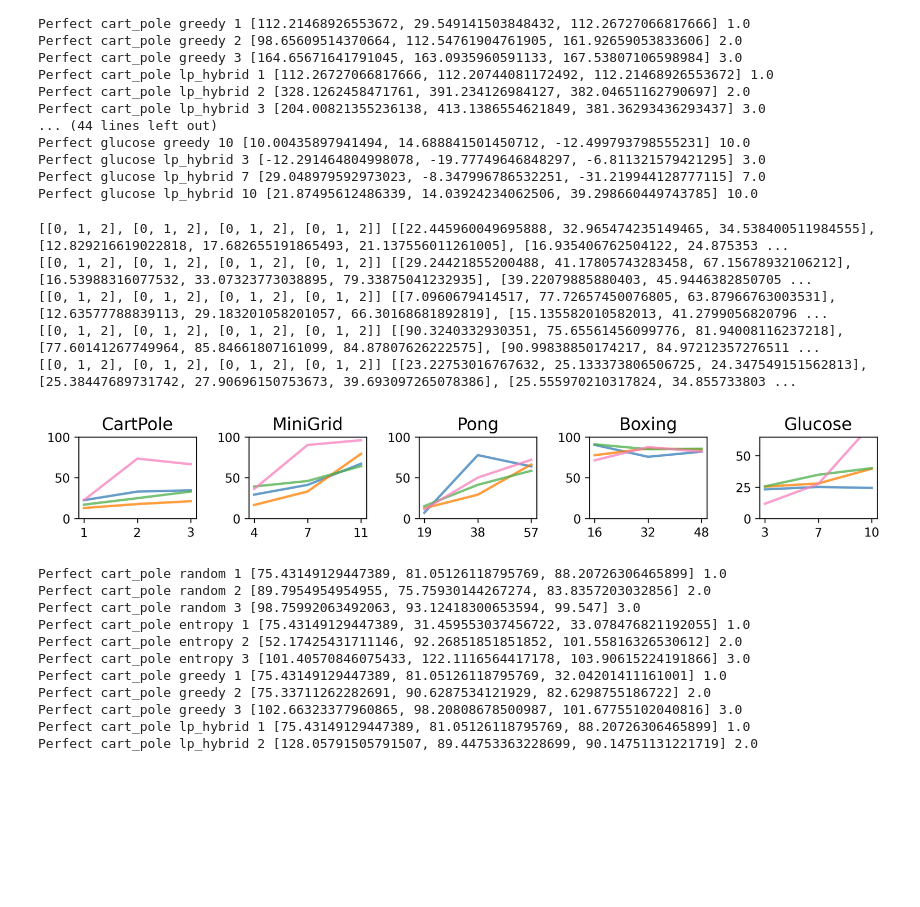
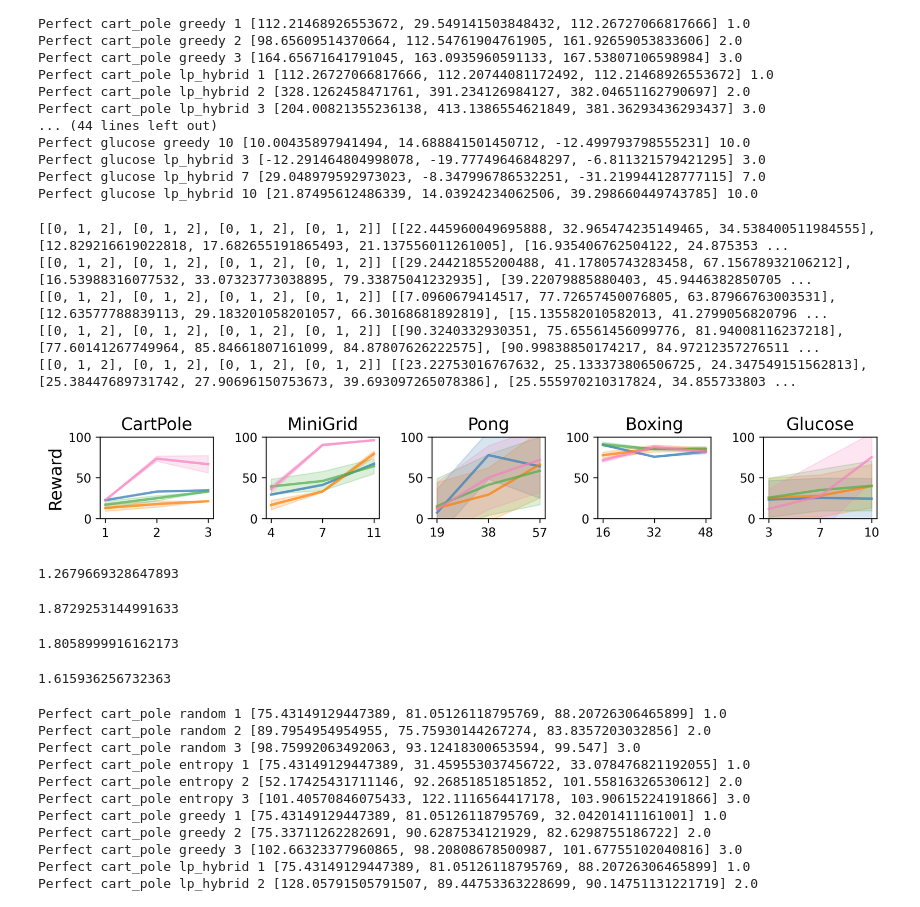
Before and after one commit to naveenr414/concept_decisions, a Jupyter notebook: scripts/notebooks/Plotting.ipynb, the cells around one changed output. Drawn from its saved outputs; the diff is of its cells as text; code cells hidden in the pictures; blank space fills up the shorter version.

```diff
--- a/scripts/notebooks/Plotting.ipynb
+++ b/scripts/notebooks/Plotting.ipynb
@@ -178,16 +194,19 @@ fig.savefig("../../results/figures/basic_comparison_methods_perfect.pdf",dpi=300
 plot_dimensions = (1,len(imperfect_environments))
 
 titles = [[name_to_nice[i] for i in imperfect_environments]]
+y_labels = [["" for i in range(len(imperfect_environments))]]
+y_labels[0][0] = "Reward"
 
 sup_y_label = ""
 overall_format = {'figsize':(10,2),
     'style_size': style_size,
     'has_grid': False,
     'y_lim': [[[0,100] for i in range(4)]],
+    'x_ticks': [[[[],[]] for i in range(5)]]
 
 }
 
-fig,ax = create_axes(plot_dimensions,overall_format,titles=titles)
+fig,ax = create_axes(plot_dimensions,overall_format,titles=titles,y_labels=y_labels)
 
 bar_format = {'color_palette': 'six_color', 'linewidth': 10, 'style_size': style_size,
 }
@@ -196,8 +215,9 @@ plt.tight_layout()
 for i in range(len(imperfect_environments)):
     x_groups = list(range(len(all_performances_imperfect[i][:-1])))
     y_vals = all_performances_imperfect[i][1:]
+    y_std = all_performances_imperfect_std[i][1:]
 
-    plot_bar(ax[0][i],x_groups,y_vals,[0 for i in range(len(y_vals))], methods_dict,bar_format)
+    plot_bar(ax[0][i],x_groups,y_vals,y_std, methods_dict,bar_format)
 
     ax[0][i].hlines(all_performances_imperfect[i][0],-0.25,1.25,label="All Concepts",color="red",linestyle="--")
     ax[0][i].hlines(all_baselines[i],-0.25,1.25,label="Ground Truth",color="blue",linestyle="--")
@@ -214,0 +259,18 @@ fig.savefig("../../results/figures/basic_comparison_methods_imperfect.pdf",dpi=3
+# %%
+for j,e in enumerate(imperfect_environments):
+    temp = []
+    temp_std = []
+    ours = []
+
+    for m in ['lp_hybrid','multiple_log']:
+        matching_params = get_results_matching_parameters("basic","",{'environment_string': e,'training_timesteps':training_times[e],
+                                                                    'num_concepts_selected': num_concepts_selected[e],'experiment': 'imperfect_comparison',
+                                                                    'method': m, 'gold_timesteps': gold_timesteps[e]})
+
+        ours.append([i[m]['concepts'] for i in matching_params])
+
+    avg = []
+    for i in ours[0]:
+        for j in ours[1]:
+            avg.append(len(set(i).intersection(set(j)))/len(j))
+    print(np.mean(avg))
@@ -230,10 +297,15 @@ num_concepts_selected = {
 }
 
 all_performances_k = []
+all_performances_k_std = []
+
 for j,e in enumerate(perfect_environments):
     temp_env = []
+    temp_env_std = []
+
     for m in perfect_methods:
         temp = []
+        temp_std = []
 
         for fraction_selected in [0.33,0.66,1]:
             matching_params = get_results_matching_parameters("imperfect","",{'environment_string': e,'training_timesteps':training_times[e],
@@ -252,8 +324,14 @@ for j,e in enumerate(perfect_environments):
             if np.isnan(performance):
                 performance = 0
             temp.append(performance)
+
+            performance_std = method_scales[j](np.std([i[m]['reward'] for i in matching_params if m in i and not np.isnan(i[m]['reward'])]))/len(matching_params)**.5
+            temp_std.append(performance_std)
+
         temp_env.append(temp)
+        temp_env_std.append(temp_std)
     all_performances_k.append(temp_env)
+    all_performances_k_std.append(temp_env_std)
 # %% [output]
 Perfect cart_pole random 1 [112.26727066817666, 112.20744081172492, 112.21468926553672] 1.0
 Perfect cart_pole random 2 [164.70364238410596, 164.03471074380164, 165.74376039933443] 2.0
@@ -276,38 +354,56 @@ Perfect glucose lp_hybrid 10 [21.87495612486339, 14.03924234062506, 39.298660449
 plot_dimensions = (1,len(perfect_environments))
 
 titles = [[name_to_nice[i] for i in perfect_environments]]
+y_labels = [["" for i in range(5)]]
+y_labels[0][0] = "Reward"
 
 sup_y_label = ""
 overall_format = {'figsize':(10,2),
     'style_size': style_size,
     'has_grid': False,
-    'y_lim': [[[0,100],[0,100],[0,100],[0,100],[0,65]]],
+    'y_lim': [[[0,100],[0,100],[0,100],[0,100],[0,100]]],
     'x_ticks': [[[[0,1,2],[round(num_concepts_selected[perfect_environments[i]]*[0.33,0.66,1][j]) for j in range(3)]] for i in range(5)] for j in range(1)],
 
 }
 
-fig,ax = create_axes(plot_dimensions,overall_format,titles=titles)
+fig,ax = create_axes(plot_dimensions,overall_format,titles=titles,y_labels=y_labels)
 
 line_format = {'color_palette': 'six_color', 'linewidth': 2}
 plt.tight_layout()
 
 for i in range(len(perfect_environments)):
     y_vals = all_performances_k[i]
 
     x_groups = [list(range(len(j))) for j in y_vals]
 
     print(x_groups,y_vals)
 
-    plot_line(ax[0][i],x_groups,y_vals,np.zeros(np.array(y_vals).shape), perfect_methods,line_format)
+    plot_line(ax[0][i],x_groups,y_vals,all_performances_k_std[i], perfect_methods,line_format)
 
 fig.savefig("../../results/figures/perfect_varied_k.pdf",dpi=300, bbox_inches='tight')
 # %% [output]
 [[0, 1, 2], [0, 1, 2], [0, 1, 2], [0, 1, 2]] [[22.445960049695888, 32.965474235149465, 34.538400511984555], [12.829216619022818, 17.682655191865493, 21.137556011261005], [16.935406762504122, 24.875353 ...
 [[0, 1, 2], [0, 1, 2], [0, 1, 2], [0, 1, 2]] [[29.24421855200488, 41.17805743283458, 67.15678932106212], [16.53988316077532, 33.07323773038895, 79.33875041232935], [39.22079885880403, 45.9446382850705 ...
 [[0, 1, 2], [0, 1, 2], [0, 1, 2], [0, 1, 2]] [[7.0960679414517, 77.72657450076805, 63.87966763003531], [12.63577788839113, 29.183201058201057, 66.30168681892819], [15.135582010582013, 41.2799056820796 ...
 [[0, 1, 2], [0, 1, 2], [0, 1, 2], [0, 1, 2]] [[90.3240332930351, 75.65561456099776, 81.94008116237218], [77.60141267749964, 85.84661807161099, 84.87807626222575], [90.99838850174217, 84.97212357276511 ...
 [[0, 1, 2], [0, 1, 2], [0, 1, 2], [0, 1, 2]] [[23.22753016767632, 25.133373806506725, 24.347549151562813], [25.38447689731742, 27.90696150753673, 39.693097265078386], [25.555970210317824, 34.855733803 ...
-[figure, old version]
+[figure, new version]
+# %%
+all_performances_k[-1][2][1]/all_performances_k[-1][3][1]
+# %% [output]
+1.2679669328647893
+# %%
+all_performances_k[-1][3][2]/all_performances_k[-1][2][2]
+# %% [output]
+1.8729253144991633
+# %%
+np.mean(np.array(all_performances_k)[0][-1])/np.mean(np.array(all_performances_k)[0][-4])
+# %% [output]
+1.8058999916162173
+# %%
+np.mean(np.array(all_performances_k)[1][-1])/np.mean(np.array(all_performances_k)[1][-4])
+# %% [output]
+1.615936256732363
 # %%
 two_stage = []
 basic_comparison = []
```
Also changed, not shown: parts of 39 cells of this notebook.
